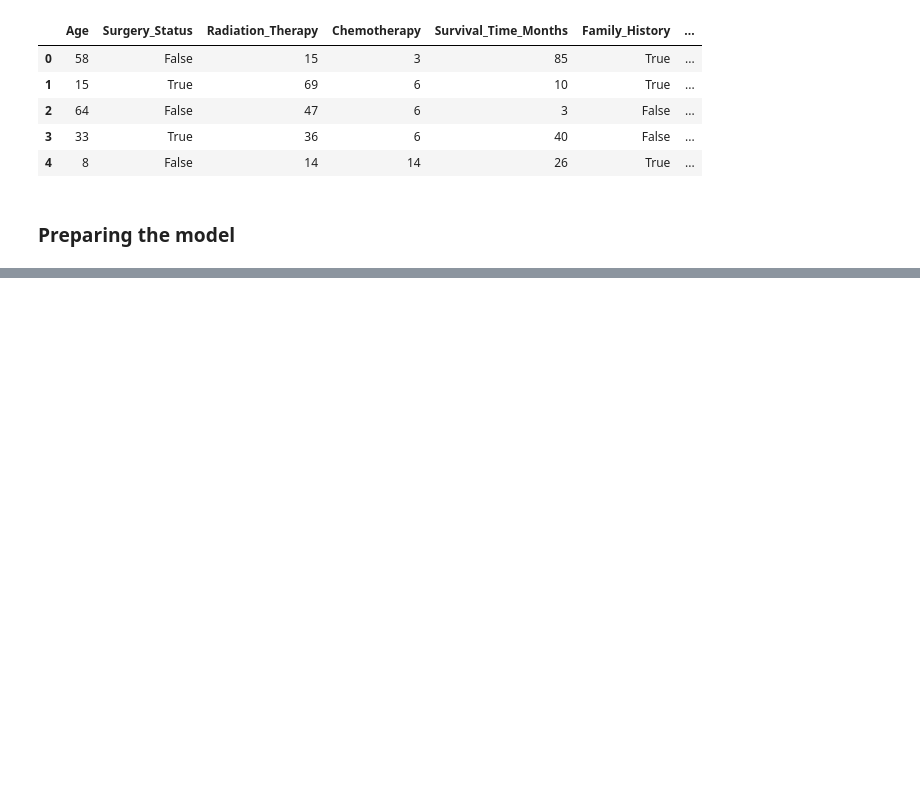
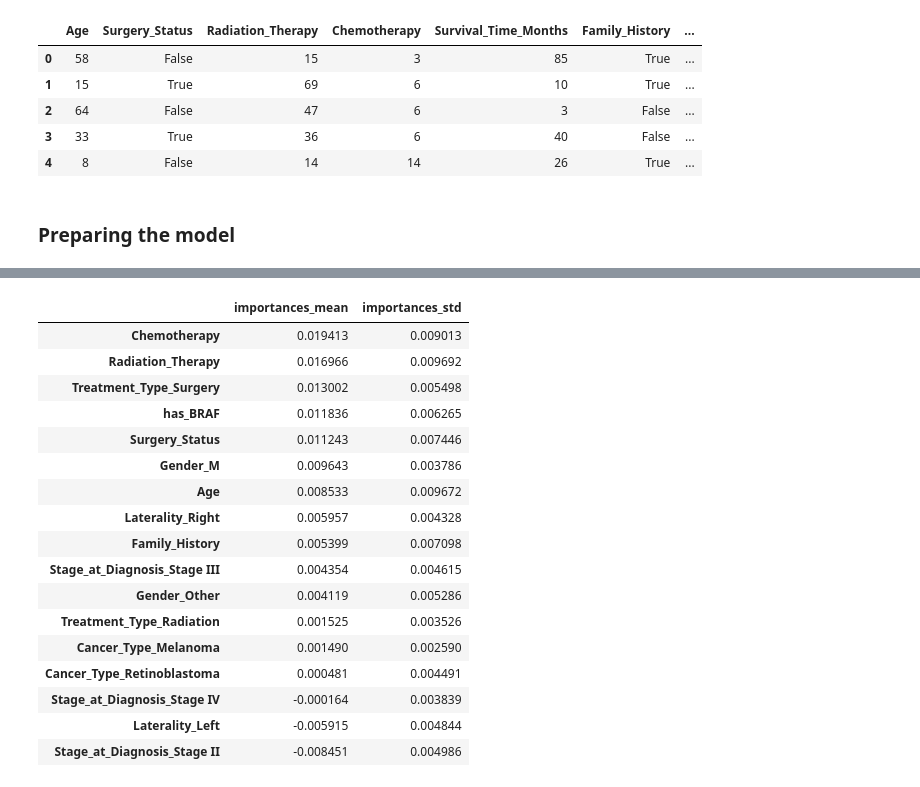
Before and after one commit to kgorog989/datas, a Jupyter notebook: cancer_ml.ipynb, the cells around one changed output, grey strips where cells are left out. Saved outputs shown, nothing was run; the diff lists cells and outputs as text; code cells hidden in the pictures; blank space fills up the shorter version.

```diff
--- a/cancer_ml.ipynb
+++ b/cancer_ml.ipynb
@@ -58,0 +142,34 @@ X_train, X_test, y_train, y_test = train_test_split(X, y, test_size=0.2, random_
+# %%
+from sklearn.inspection import permutation_importance
+
+result = permutation_importance(rsf, X_test, y_test, n_repeats=15, random_state=42)
+# %%
+pd.DataFrame(
+    {
+        k: result[k]
+        for k in (
+            "importances_mean",
+            "importances_std",
+        )
+    },
+    index=X_test.columns,
+).sort_values(by="importances_mean", ascending=False)
+# %% [output]
+|  | importances_mean | importances_std |
+| Chemotherapy | 0.019413 | 0.009013 |
+| Radiation_Therapy | 0.016966 | 0.009692 |
+| Treatment_Type_Surgery | 0.013002 | 0.005498 |
+| has_BRAF | 0.011836 | 0.006265 |
+| Surgery_Status | 0.011243 | 0.007446 |
+| Gender_M | 0.009643 | 0.003786 |
+| Age | 0.008533 | 0.009672 |
+| Laterality_Right | 0.005957 | 0.004328 |
+| Family_History | 0.005399 | 0.007098 |
+| Stage_at_Diagnosis_Stage III | 0.004354 | 0.004615 |
+| Gender_Other | 0.004119 | 0.005286 |
+| Treatment_Type_Radiation | 0.001525 | 0.003526 |
+| Cancer_Type_Melanoma | 0.001490 | 0.002590 |
+| Cancer_Type_Retinoblastoma | 0.000481 | 0.004491 |
+| Stage_at_Diagnosis_Stage IV | -0.000164 | 0.003839 |
+| Laterality_Left | -0.005915 | 0.004844 |
+| Stage_at_Diagnosis_Stage II | -0.008451 | 0.004986 |
```
Also changed, not shown: parts of 9 cells of this notebook.
